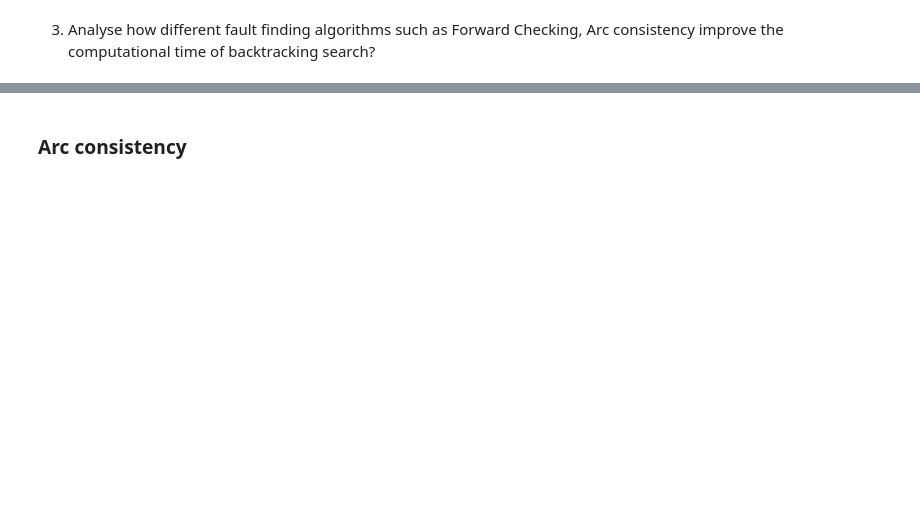
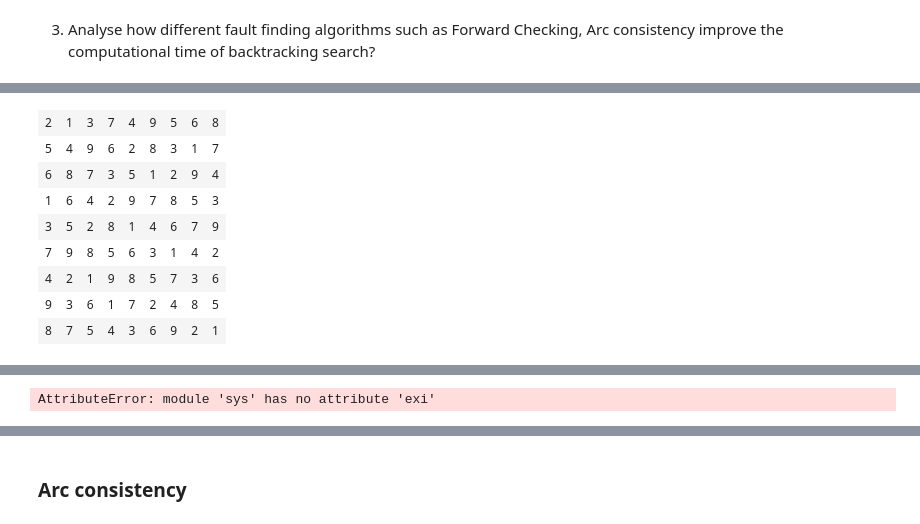
Before and after one commit to as3091/IITJ, a Jupyter notebook: AI/AI_Assign_2/Sudoku/Sudoku.ipynb, the cells around one changed output, grey strips where cells are left out. Saved outputs shown, nothing was run; the diff lists cells and outputs as text; code cells hidden in the pictures; blank space fills up the shorter version.

Commit message:
20250417_034805 neighbourhood fixed, moving to part 4

```diff
--- a/AI/AI_Assign_2/Sudoku/Sudoku.ipynb
+++ b/AI/AI_Assign_2/Sudoku/Sudoku.ipynb
@@ -385,7 +361,7 @@ display(HTML(html_output))
 # %% [markdown]
 3. Analyse how different fault finding algorithms such as Forward Checking, Arc consistency improve the computational time of backtracking search?
 # %%
-def forward_checking(variables_dict, variable):
+def forward_checking_arc_consistency(variables_dict, variable):
     """
     Performs forward checking by pruning the domains of unassigned variables.
 
@@ -399,19 +375,14 @@ def forward_checking(variables_dict, variable):
     """
     copy_variables_dict_forward_checked = copy.deepcopy(variables_dict)
     test_domain_value = copy_variables_dict_forward_checked[variable]["value"]
-    row, col = copy_variables_dict_forward_checked[variable]["row"], copy_variables_dict_forward_checked[variable]["col"]
+    for neighbour in copy_variables_dict_forward_checked[variable]["Neighbours"]:
+        # Prune domains of variables in the neighbourhood that are not filled
+        if copy_variables_dict_forward_checked[neighbour]["value"] == 0:
+            if test_domain_value in copy_variables_dict_forward_checked[neighbour]["domain"]:
+                copy_variables_dict_forward_checked[neighbour]["domain"].remove(test_domain_value)
+                # If domain becomes empty, return False
+                if len(copy_variables_dict_forward_checked[neighbour]["domain"]) == 0:
+                    return False
 
-    # Check row, column, and block constraints
-    block_row, block_col = row // 3, col // 3
-    for r in range(9):
-        for c in range(9):
-            if (r, c) != variable and not copy_variables_dict_forward_checked[(r, c)]["Filled"]:
-                # Prune domains of variables in the same row, column, or block, that are not filled
-                if r == row or c == col or (r // 3 == block_row and c // 3 == block_col):
-                    if test_domain_value in copy_variables_dict_forward_checked[(r, c)]["domain"]:
-                        copy_variables_dict_forward_checked[(r, c)]["domain"].remove(test_domain_value)
-                        # If domain becomes empty, return False
-                        if len(copy_variables_dict_forward_checked[(r, c)]["domain"]) == 0:
-                            return False
     return copy_variables_dict_forward_checked
 # %%
@@ -464,0 +439,25 @@ def forward_checking_backtracking_search(variables_dict):
+# %%
+%%time
+solved_board_dict = forward_checking_backtracking_search(variables_dict)
+# Convert the solved board dictionary back to a 2D array
+if solved_board_dict:
+    solved_board = np.zeros((9, 9), dtype=int)
+    for row in range(9):
+        for col in range(9):
+            solved_board[row][col] = solved_board_dict[(row, col)]["value"]
+
+    # Display the solved board
+    html_output = sudoku_to_html(solved_board)
+    display(HTML(html_output))
+else:
+    print("No solution exists.")
+# %% [output]
+| 2 | 1 | 3 | 7 | 4 | 9 | 5 | 6 | 8 |
+| 5 | 4 | 9 | 6 | 2 | 8 | 3 | 1 | 7 |
+| 6 | 8 | 7 | 3 | 5 | 1 | 2 | 9 | 4 |
+| 1 | 6 | 4 | 2 | 9 | 7 | 8 | 5 | 3 |
+| 3 | 5 | 2 | 8 | 1 | 4 | 6 | 7 | 9 |
+| 7 | 9 | 8 | 5 | 6 | 3 | 1 | 4 | 2 |
+| 4 | 2 | 1 | 9 | 8 | 5 | 7 | 3 | 6 |
+| 9 | 3 | 6 | 1 | 7 | 2 | 4 | 8 | 5 |
+| 8 | 7 | 5 | 4 | 3 | 6 | 9 | 2 | 1 |
@@ -465,3 +466,7 @@ def forward_checking_backtracking_search(variables_dict):
+# %%
+sys.exi()
+# %% [output]
+AttributeError: module 'sys' has no attribute 'exi'
 # %%
 %%time
 solved_board_dict = forward_checking_backtracking_search(variables_dict)
```
Also changed, not shown: parts of 20 cells of this notebook.
